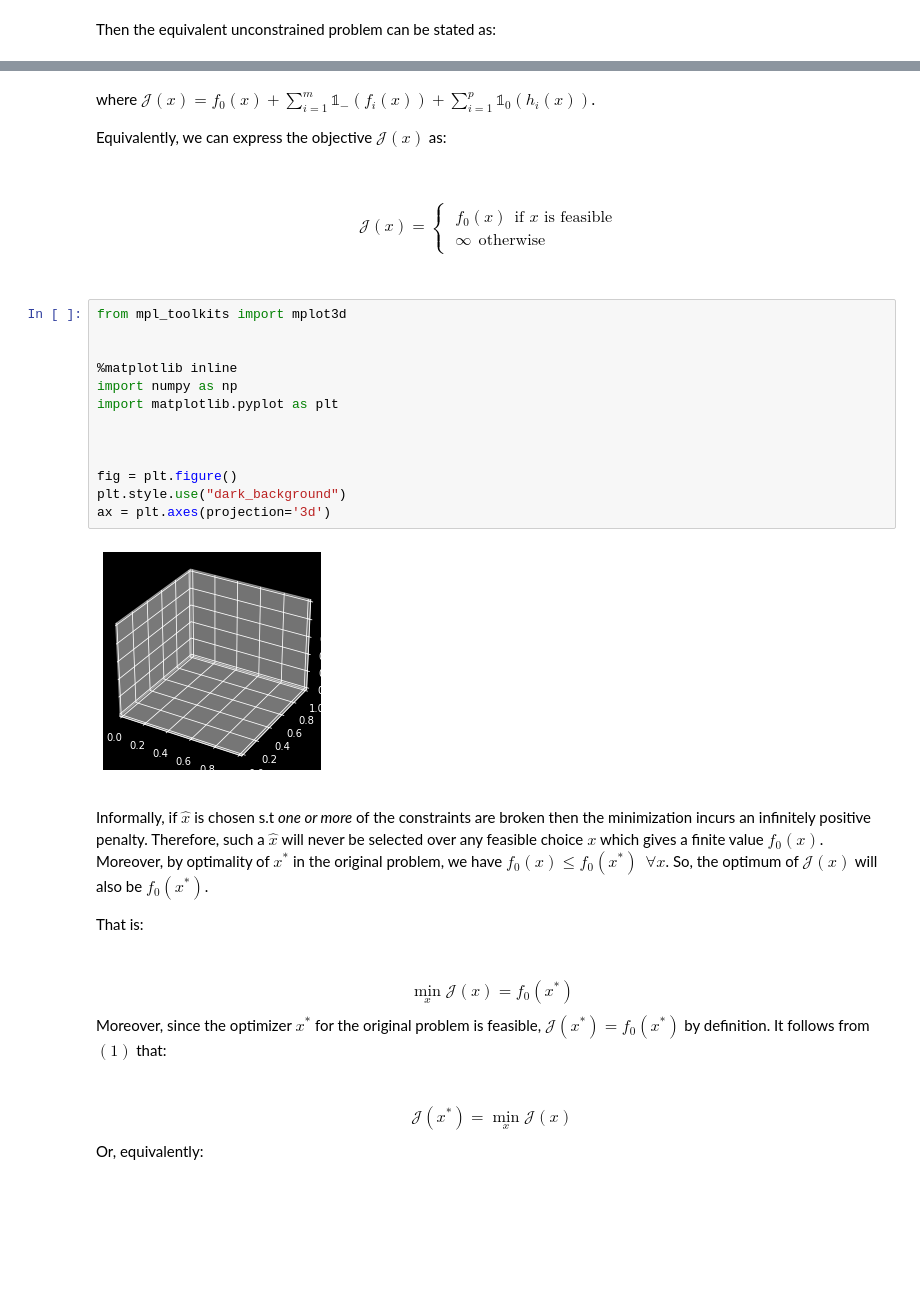
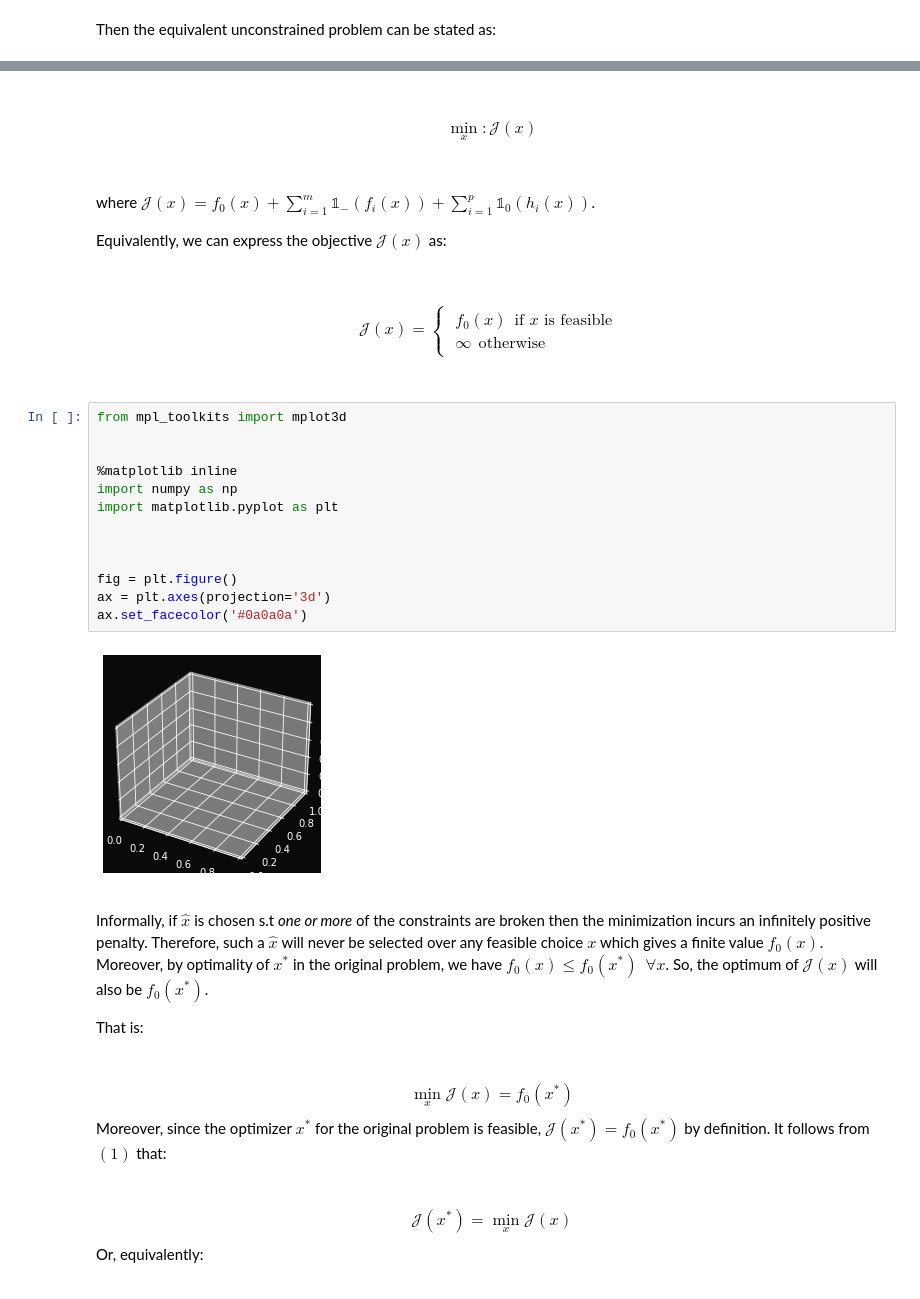
Before and after one commit to v-poghosyan/blog, a Jupyter notebook: _notebooks/2022-02-07-Optimization-Duality.ipynb, the cells around one changed output, grey strips where cells are left out. Drawn from its saved outputs; the diff is of its cells as text; blank space fills up the shorter version.

Commit message:
3D plot background color test

```diff
--- a/_notebooks/2022-02-07-Optimization-Duality.ipynb
+++ b/_notebooks/2022-02-07-Optimization-Duality.ipynb
@@ -78,7 +74,11 @@ $$\min_x: \mathcal{J}(x)$$
-# %% [markdown]
-where $\mathcal{J}(x) = f_0(x) + \sum_{i=1}^m \mathbb{1}_-(f_i(x)) + \sum_{i=1}^p \mathbb{1}_0(h_i(x))$.
-
-Equivalently, we can express the objective $\mathcal{J}(x)$ as:
+# %% [markdown]
+<br>
+$$\min_x: \mathcal{J}(x)$$
+<br>
+# %% [markdown]
+where $\mathcal{J}(x) = f_0(x) + \sum_{i=1}^m \mathbb{1}_-(f_i(x)) + \sum_{i=1}^p \mathbb{1}_0(h_i(x))$.
+
+Equivalently, we can express the objective $\mathcal{J}(x)$ as:
 # %% [markdown]
 <br>
 $$\mathcal{J}(x) = \begin{cases}\begin{aligned}
@@ -87,21 +87,21 @@ $$\mathcal{J}(x) = \begin{cases}\begin{aligned}
 &\infty \ \ \textrm{otherwise}
 \end{aligned}\end{cases}$$
 <br>
-# %%
-from mpl_toolkits import mplot3d
-
-
-%matplotlib inline
-import numpy as np
-import matplotlib.pyplot as plt
-
-
-
-fig = plt.figure()
-plt.style.use("dark_background")
-ax = plt.axes(projection='3d')
-# %% [output]
-[figure, removed]
+# %%
+from mpl_toolkits import mplot3d
+
+
+%matplotlib inline
+import numpy as np
+import matplotlib.pyplot as plt
+
+
+
+fig = plt.figure()
+ax = plt.axes(projection='3d')
+ax.set_facecolor('#0a0a0a')
+# %% [output]
+[figure, added]
 # %% [markdown]
 Informally, if $\hat x$ is chosen s.t *one or more* of the constraints are broken then the minimization incurs an infinitely positive penalty. Therefore, such a $\hat x$ will never be selected over any feasible choice $x$ which gives a finite value $f_0(x)$. Moreover, by optimality of $x^*$ in the original problem, we have $f_0(x) \leq f_0(x^*) \ \ \forall x$. So, the optimum of $\mathcal{J}(x)$ will also be $f_0(x^*)$.
 
```
Also changed, not shown: parts of 19 cells of this notebook.
